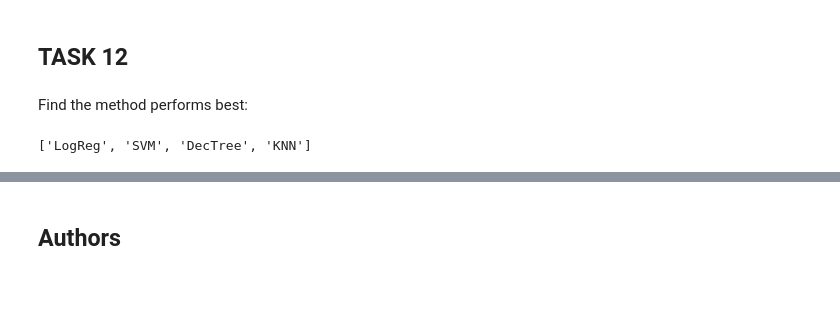
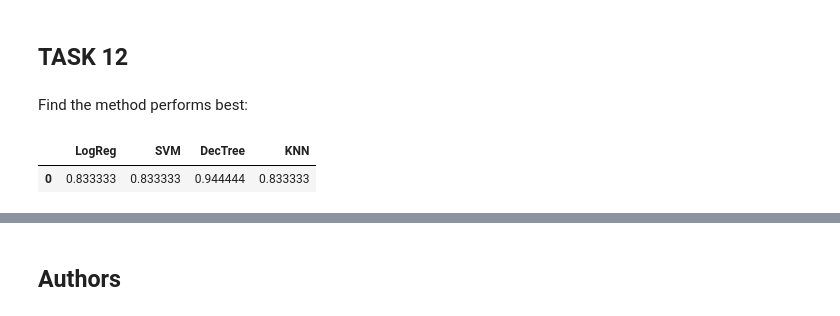
Before and after one commit to meylismaliq/Applied-Data-Science-Capstone, a Jupyter notebook: 8. Predictive Analysis.ipynb, the cells around one changed output, grey strips where cells are left out. Drawn from its saved outputs; the diff is of its cells as text; code cells hidden in the pictures; blank space fills up the shorter version.

```diff
--- a/8. Predictive Analysis.ipynb
+++ b/8. Predictive Analysis.ipynb
@@ -362,9 +362,10 @@ plot_confusion_matrix(Y_test,yhat_knn)
 Find the method performs best:
 # %%
 scores={"LogReg":logreg_score, "SVM":svm_score, "DecTree":tree_score, "KNN":knn_score}
-list(scores.keys())
+pd.DataFrame([scores])
 # %% [output]
-['LogReg', 'SVM', 'DecTree', 'KNN']
+|  | LogReg | SVM | DecTree | KNN |
+| 0 | 0.833333 | 0.833333 | 0.944444 | 0.833333 |
 # %%
 list(scores.values())
 # %% [output]
```
Also changed, not shown: parts of 4 cells of this notebook.
